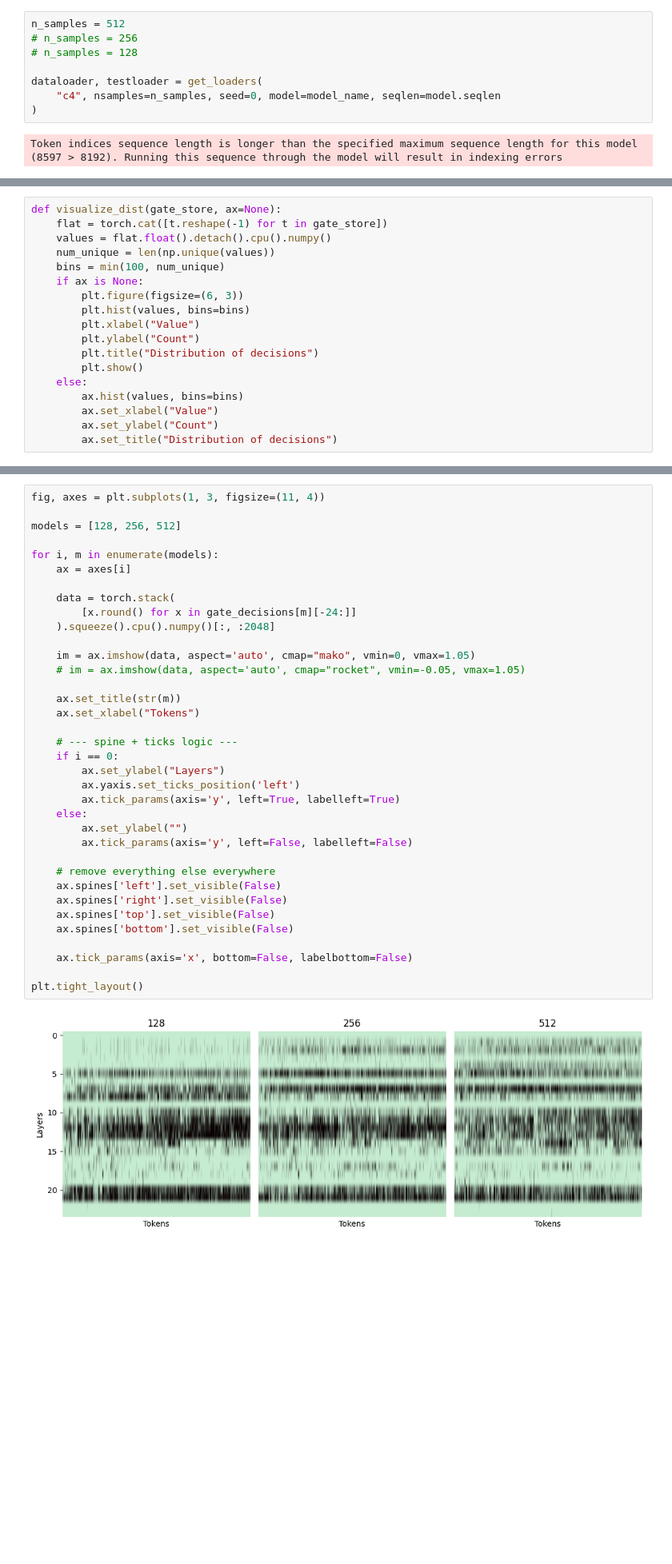
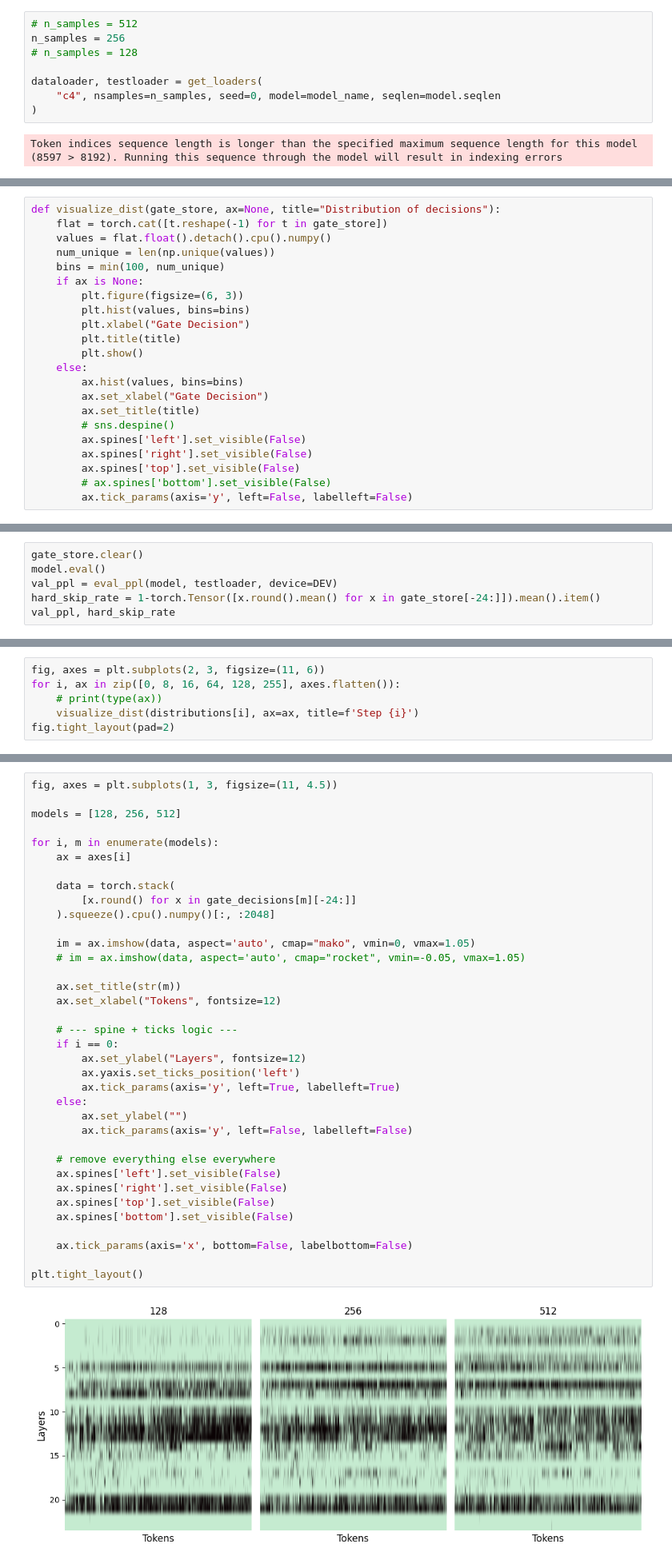
Before and after one commit to chutnakova5/Adaptive-layer-skipping, a Jupyter notebook: gates_evaluation.ipynb, the cells around one changed output, grey strips where cells are left out. Shown at 80% size. Saved outputs shown, nothing was run; the diff lists cells and outputs as text; blank space fills up the shorter version.

Commit message:
visualizations - layer importance and gate output distribution

```diff
--- a/gates_evaluation.ipynb
+++ b/gates_evaluation.ipynb
@@ -56,8 +56,8 @@ LlamaForCausalLM(
 # %% [markdown]
 ## Datasets
 # %%
-n_samples = 512
-# n_samples = 256
+# n_samples = 512
+n_samples = 256
 # n_samples = 128
 
 dataloader, testloader = get_loaders(
@@ -81,7 +81,7 @@ base_ppl, base_loss
 # %% [markdown]
 # Utils
 # %%
-def visualize_dist(gate_store, ax=None):
+def visualize_dist(gate_store, ax=None, title="Distribution of decisions"):
     flat = torch.cat([t.reshape(-1) for t in gate_store])
     values = flat.float().detach().cpu().numpy()
     num_unique = len(np.unique(values))
@@ -89,15 +89,19 @@ def visualize_dist(gate_store, ax=None):
     if ax is None:
         plt.figure(figsize=(6, 3))
         plt.hist(values, bins=bins)
-        plt.xlabel("Value")
-        plt.ylabel("Count")
-        plt.title("Distribution of decisions")
+        plt.xlabel("Gate Decision")
+        plt.title(title)
         plt.show()
     else:
         ax.hist(values, bins=bins)
-        ax.set_xlabel("Value")
-        ax.set_ylabel("Count")
-        ax.set_title("Distribution of decisions")
+        ax.set_xlabel("Gate Decision")
+        ax.set_title(title)
+        # sns.despine()
+        ax.spines['left'].set_visible(False)
+        ax.spines['right'].set_visible(False)
+        ax.spines['top'].set_visible(False)
+        # ax.spines['bottom'].set_visible(False)
+        ax.tick_params(axis='y', left=False, labelleft=False)
 # %% [markdown]
 # Architecture
 # %%
@@ -412,0 +468,6 @@ plot_stats(stats)
+# %%
+gate_store.clear()
+model.eval()
+val_ppl = eval_ppl(model, testloader, device=DEV)
+hard_skip_rate = 1-torch.Tensor([x.round().mean() for x in gate_store[-24:]]).mean().item()
+val_ppl, hard_skip_rate
@@ -412,0 +480,6 @@ plot_stats(stats)
+# %%
+fig, axes = plt.subplots(2, 3, figsize=(11, 6))
+for i, ax in zip([0, 8, 16, 64, 128, 255], axes.flatten()):
+    # print(type(ax))
+    visualize_dist(distributions[i], ax=ax, title=f'Step {i}')
+fig.tight_layout(pad=2)
@@ -549,40 +632,40 @@ plt.tight_layout()
 # %% [output]
 [figure]
 # %%
-fig, axes = plt.subplots(1, 3, figsize=(11, 4))
+fig, axes = plt.subplots(1, 3, figsize=(11, 4.5))
 
 models = [128, 256, 512]
 
 for i, m in enumerate(models):
     ax = axes[i]
 
     data = torch.stack(
         [x.round() for x in gate_decisions[m][-24:]]
     ).squeeze().cpu().numpy()[:, :2048]
 
     im = ax.imshow(data, aspect='auto', cmap="mako", vmin=0, vmax=1.05)
     # im = ax.imshow(data, aspect='auto', cmap="rocket", vmin=-0.05, vmax=1.05)
 
     ax.set_title(str(m))
-    ax.set_xlabel("Tokens")
+    ax.set_xlabel("Tokens", fontsize=12)
 
     # --- spine + ticks logic ---
     if i == 0:
-        ax.set_ylabel("Layers")
+        ax.set_ylabel("Layers", fontsize=12)
         ax.yaxis.set_ticks_position('left')
         ax.tick_params(axis='y', left=True, labelleft=True)
     else:
         ax.set_ylabel("")
         ax.tick_params(axis='y', left=False, labelleft=False)
 
     # remove everything else everywhere
     ax.spines['left'].set_visible(False)
     ax.spines['right'].set_visible(False)
     ax.spines['top'].set_visible(False)
     ax.spines['bottom'].set_visible(False)
 
     ax.tick_params(axis='x', bottom=False, labelbottom=False)
 
 plt.tight_layout()
 # %% [output]
-[figure, old version]
+[figure, new version]
```
Also changed, not shown: parts of 23 cells of this notebook, 3 other files.
